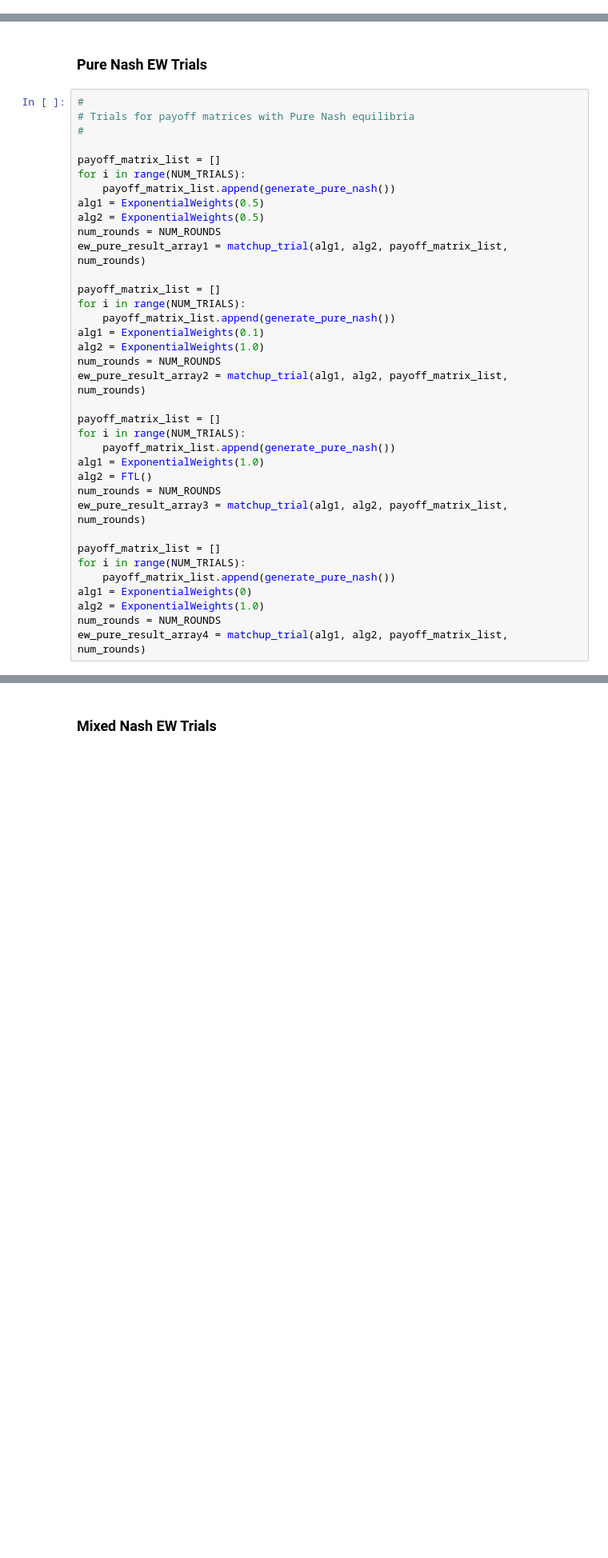
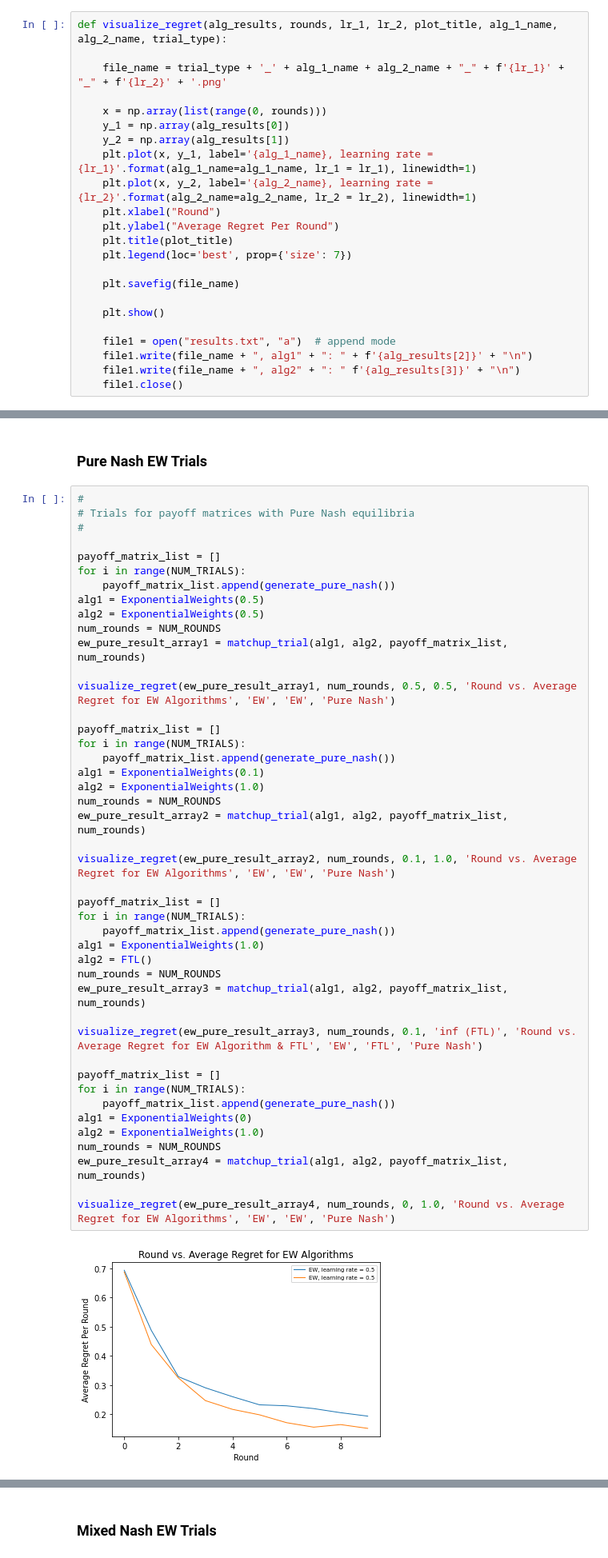
Before and after one commit to BrianGleason/online_markets_report_2, a Jupyter notebook: online_markets_report_3/Report3.ipynb, the cells around one changed output, grey strips where cells are left out. Shown: that part at 80% size. Saved outputs shown, nothing was run; the diff lists cells and outputs as text; blank space fills up the shorter version.

```diff
--- a/online_markets_report_3/Report3.ipynb
+++ b/online_markets_report_3/Report3.ipynb
@@ -479,3 +464,26 @@ def visualize_regret(alg1_regrets, alg2_regrets, rounds, lr_1, lr_2, plot_title,
+# %%
+def visualize_regret(alg_results, rounds, lr_1, lr_2, plot_title, alg_1_name, alg_2_name, trial_type):
+
+    file_name = trial_type + '_' + alg_1_name + alg_2_name + "_" + f'{lr_1}' + "_" + f'{lr_2}' + '.png'
+
+    x = np.array(list(range(0, rounds)))
+    y_1 = np.array(alg_results[0])
+    y_2 = np.array(alg_results[1])
+    plt.plot(x, y_1, label='{alg_1_name}, learning rate = {lr_1}'.format(alg_1_name=alg_1_name, lr_1 = lr_1), linewidth=1)
+    plt.plot(x, y_2, label='{alg_2_name}, learning rate = {lr_2}'.format(alg_2_name=alg_2_name, lr_2 = lr_2), linewidth=1)
+    plt.xlabel("Round")
+    plt.ylabel("Average Regret Per Round")
+    plt.title(plot_title)
+    plt.legend(loc='best', prop={'size': 7})
+
+    plt.savefig(file_name)
+
+    plt.show()
+
+    file1 = open("results.txt", "a")  # append mode
+    file1.write(file_name + ", alg1" + ": " + f'{alg_results[2]}' + "\n")
+    file1.write(file_name + ", alg2" + ": " f'{alg_results[3]}' + "\n")
+    file1.close()
 # %% [markdown]
 # Matchup Trials
 # %%
@@ -695,30 +733,40 @@ payoff_matrix_list = []
 for i in range(NUM_TRIALS):
     payoff_matrix_list.append(generate_pure_nash())
 alg1 = ExponentialWeights(0.5)
 alg2 = ExponentialWeights(0.5)
 num_rounds = NUM_ROUNDS
 ew_pure_result_array1 = matchup_trial(alg1, alg2, payoff_matrix_list, num_rounds)
 
+visualize_regret(ew_pure_result_array1, num_rounds, 0.5, 0.5, 'Round vs. Average Regret for EW Algorithms', 'EW', 'EW', 'Pure Nash')
+
 payoff_matrix_list = []
 for i in range(NUM_TRIALS):
     payoff_matrix_list.append(generate_pure_nash())
 alg1 = ExponentialWeights(0.1)
 alg2 = ExponentialWeights(1.0)
 num_rounds = NUM_ROUNDS
 ew_pure_result_array2 = matchup_trial(alg1, alg2, payoff_matrix_list, num_rounds)
+
+visualize_regret(ew_pure_result_array2, num_rounds, 0.1, 1.0, 'Round vs. Average Regret for EW Algorithms', 'EW', 'EW', 'Pure Nash')
 
 payoff_matrix_list = []
 for i in range(NUM_TRIALS):
     payoff_matrix_list.append(generate_pure_nash())
 alg1 = ExponentialWeights(1.0)
 alg2 = FTL()
 num_rounds = NUM_ROUNDS
 ew_pure_result_array3 = matchup_trial(alg1, alg2, payoff_matrix_list, num_rounds)
 
+visualize_regret(ew_pure_result_array3, num_rounds, 0.1, 'inf (FTL)', 'Round vs. Average Regret for EW Algorithm & FTL', 'EW', 'FTL', 'Pure Nash')
+
 payoff_matrix_list = []
 for i in range(NUM_TRIALS):
     payoff_matrix_list.append(generate_pure_nash())
 alg1 = ExponentialWeights(0)
 alg2 = ExponentialWeights(1.0)
 num_rounds = NUM_ROUNDS
 ew_pure_result_array4 = matchup_trial(alg1, alg2, payoff_matrix_list, num_rounds)
+
+visualize_regret(ew_pure_result_array4, num_rounds, 0, 1.0, 'Round vs. Average Regret for EW Algorithms', 'EW', 'EW', 'Pure Nash')
+# %% [output]
+[figure, added]
```
Also changed, not shown: parts of 22 cells of this notebook, 1 other file.
